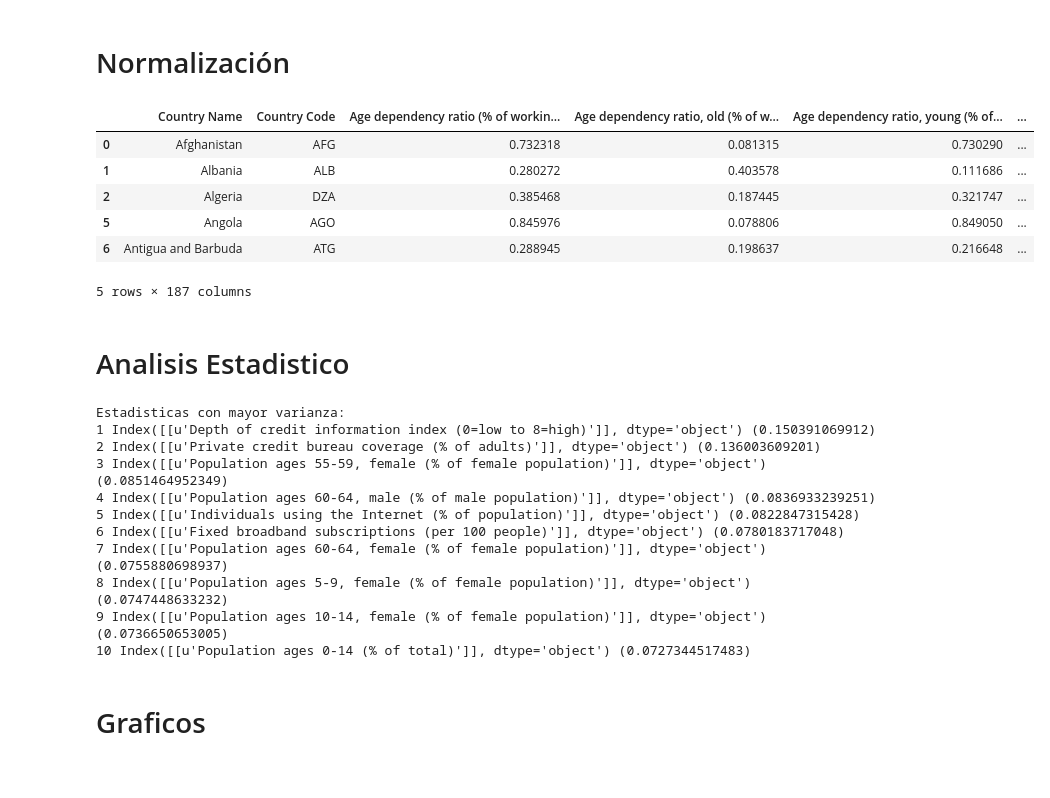
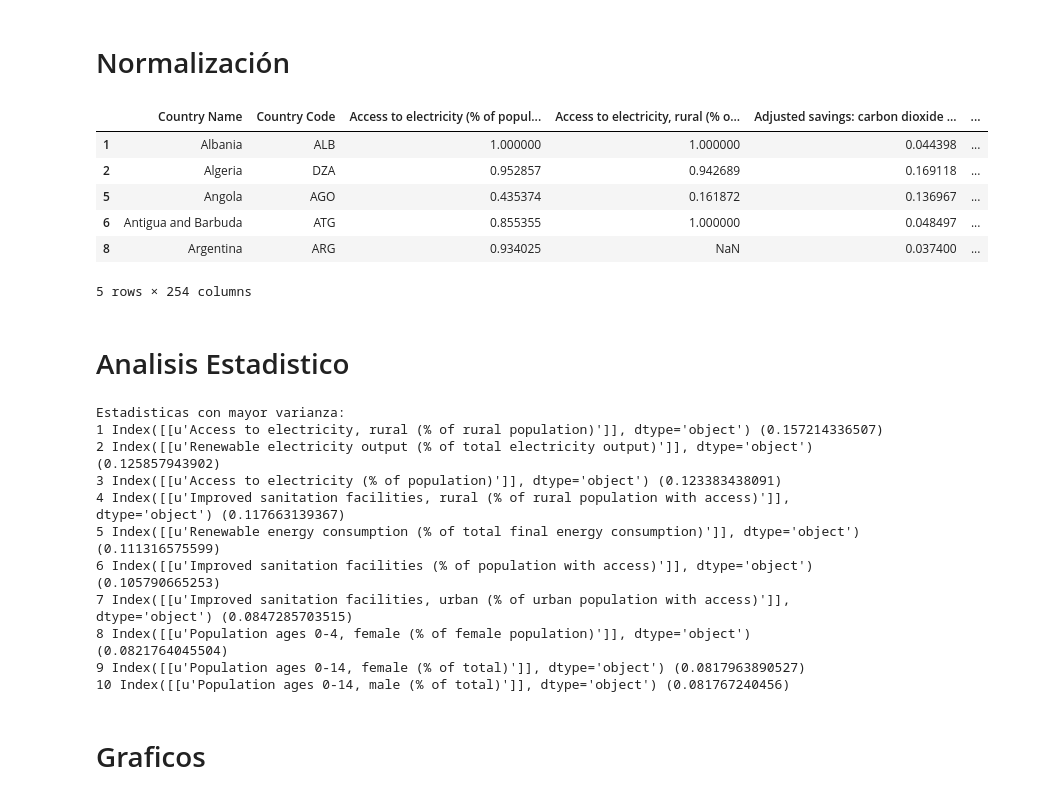
Before and after one commit to Tino-HG/CC5206, a Jupyter notebook: Real_Clustering.ipynb, the cells around one changed output. Drawn from its saved outputs; the diff is of its cells as text; code cells hidden in the pictures.

```diff
--- a/Real_Clustering.ipynb
+++ b/Real_Clustering.ipynb
@@ -9,7 +9,10 @@ import numpy as np
 import pandas as pd
 import pdb
 
-d_2016 = pd.read_excel('d_2016.xlsx', keep_default_na=False, na_values='')
+yr = 1996 #IR CAMBIANDO EL AÑO
+fname = 'dev_'+str(yr)+'_proc.xlsx'
+
+d_2016 = pd.read_excel(fname, keep_default_na=False, na_values='')
 
 d_2016.head()
 # %% [output]
@@ -70,28 +73,28 @@ paises = d_2016['Country Name'].values.tolist()
 # %%
 d_2016_n = d_2016
 for k in range(2,len(d_2016.keys())):
 
     llave = d_2016.keys()[k]
     valores = d_2016[llave]
     xvals = valores.tolist()
     #Normalización
-    xmax = np.nanmax(valores)[0]
-    xmin = np.nanmin(valores)[0]
+    xmax = np.nanmax(valores)#[0]
+    xmin = np.nanmin(valores)#[0]
     norm = xmax - xmin
     #pdb.set_trace()
     if (not np.isnan(xmax)) and norm!=0:
             d_2016_n[llave] = (d_2016[llave]-xmin)/norm
 
 
 d_2016_n.head()
 # %% [output]
-|  | Country Name | Country Code | Age dependency ratio (% of workin... | Age dependency ratio, old (% of w... | Age dependency ratio, young (% of... | ... |
-| 0 | Afghanistan | AFG | 0.732318 | 0.081315 | 0.730290 | ... |
-| 1 | Albania | ALB | 0.280272 | 0.403578 | 0.111686 | ... |
-| 2 | Algeria | DZA | 0.385468 | 0.187445 | 0.321747 | ... |
-| 5 | Angola | AGO | 0.845976 | 0.078806 | 0.849050 | ... |
-| 6 | Antigua and Barbuda | ATG | 0.288945 | 0.198637 | 0.216648 | ... |
+|  | Country Name | Country Code | Access to electricity (% of popul... | Access to electricity, rural (% o... | Adjusted savings: carbon dioxide ... | ... |
+| 1 | Albania | ALB | 1.000000 | 1.000000 | 0.044398 | ... |
+| 2 | Algeria | DZA | 0.952857 | 0.942689 | 0.169118 | ... |
+| 5 | Angola | AGO | 0.435374 | 0.161872 | 0.136967 | ... |
+| 6 | Antigua and Barbuda | ATG | 0.855355 | 1.000000 | 0.048497 | ... |
+| 8 | Argentina | ARG | 0.934025 | NaN | 0.037400 | ... |
-5 rows × 187 columns
+5 rows × 254 columns
 # %% [markdown]
 # Analisis Estadistico
 # %%
@@ -135,16 +138,16 @@ for i in range(10):
     most-=1
 # %% [output]
 Estadisticas con mayor varianza:
-1 Index([[u'Depth of credit information index (0=low to 8=high)']], dtype='object') (0.150391069912)
-2 Index([[u'Private credit bureau coverage (% of adults)']], dtype='object') (0.136003609201)
-3 Index([[u'Population ages 55-59, female (% of female population)']], dtype='object') (0.0851464952349)
-4 Index([[u'Population ages 60-64, male (% of male population)']], dtype='object') (0.0836933239251)
-5 Index([[u'Individuals using the Internet (% of population)']], dtype='object') (0.0822847315428)
-6 Index([[u'Fixed broadband subscriptions (per 100 people)']], dtype='object') (0.0780183717048)
-7 Index([[u'Population ages 60-64, female (% of female population)']], dtype='object') (0.0755880698937)
-8 Index([[u'Population ages 5-9, female (% of female population)']], dtype='object') (0.0747448633232)
-9 Index([[u'Population ages 10-14, female (% of female population)']], dtype='object') (0.0736650653005)
-10 Index([[u'Population ages 0-14 (% of total)']], dtype='object') (0.0727344517483)
+1 Index([[u'Access to electricity, rural (% of rural population)']], dtype='object') (0.157214336507)
+2 Index([[u'Renewable electricity output (% of total electricity output)']], dtype='object') (0.125857943902)
+3 Index([[u'Access to electricity (% of population)']], dtype='object') (0.123383438091)
+4 Index([[u'Improved sanitation facilities, rural (% of rural population with access)']], dtype='object') (0.117663139367)
+5 Index([[u'Renewable energy consumption (% of total final energy consumption)']], dtype='object') (0.111316575599)
+6 Index([[u'Improved sanitation facilities (% of population with access)']], dtype='object') (0.105790665253)
+7 Index([[u'Improved sanitation facilities, urban (% of urban population with access)']], dtype='object') (0.0847285703515)
+8 Index([[u'Population ages 0-4, female (% of female population)']], dtype='object') (0.0821764045504)
+9 Index([[u'Population ages 0-14, female (% of total)']], dtype='object') (0.0817963890527)
+10 Index([[u'Population ages 0-14, male (% of total)']], dtype='object') (0.081767240456)
 # %% [markdown]
 # Graficos
 # %% [markdown]
```
Also changed, not shown: parts of 10 cells of this notebook.
